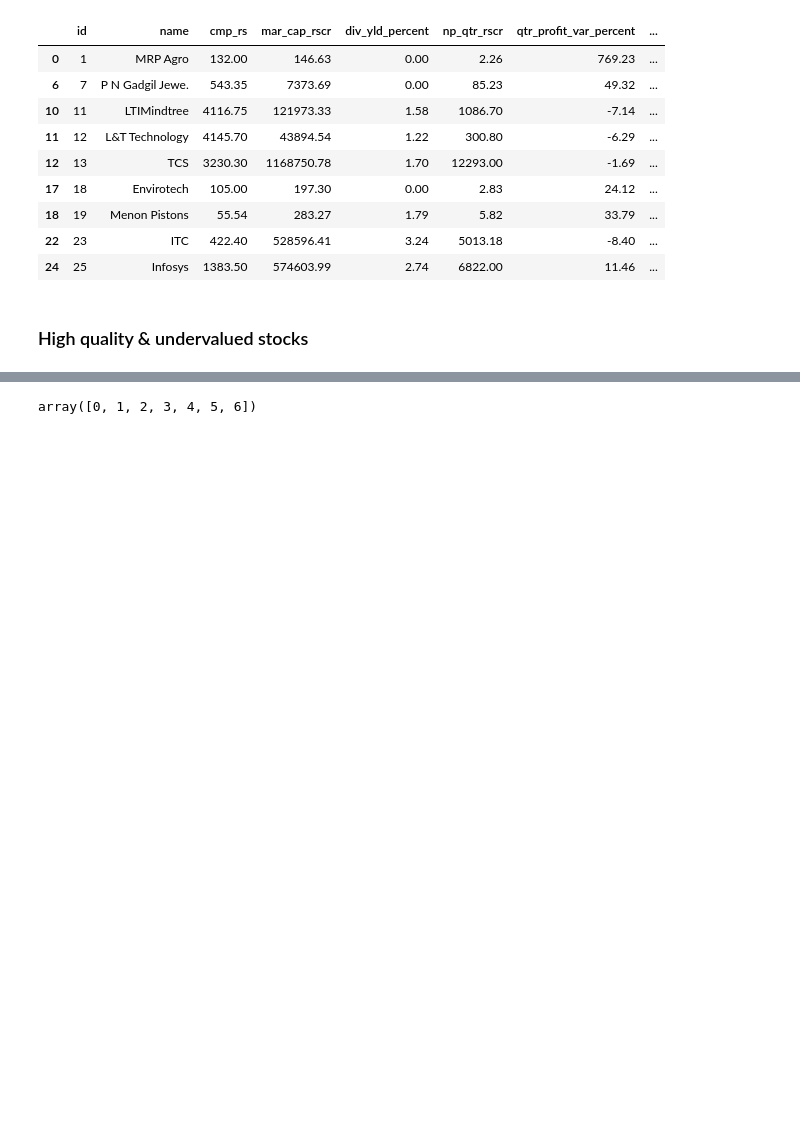
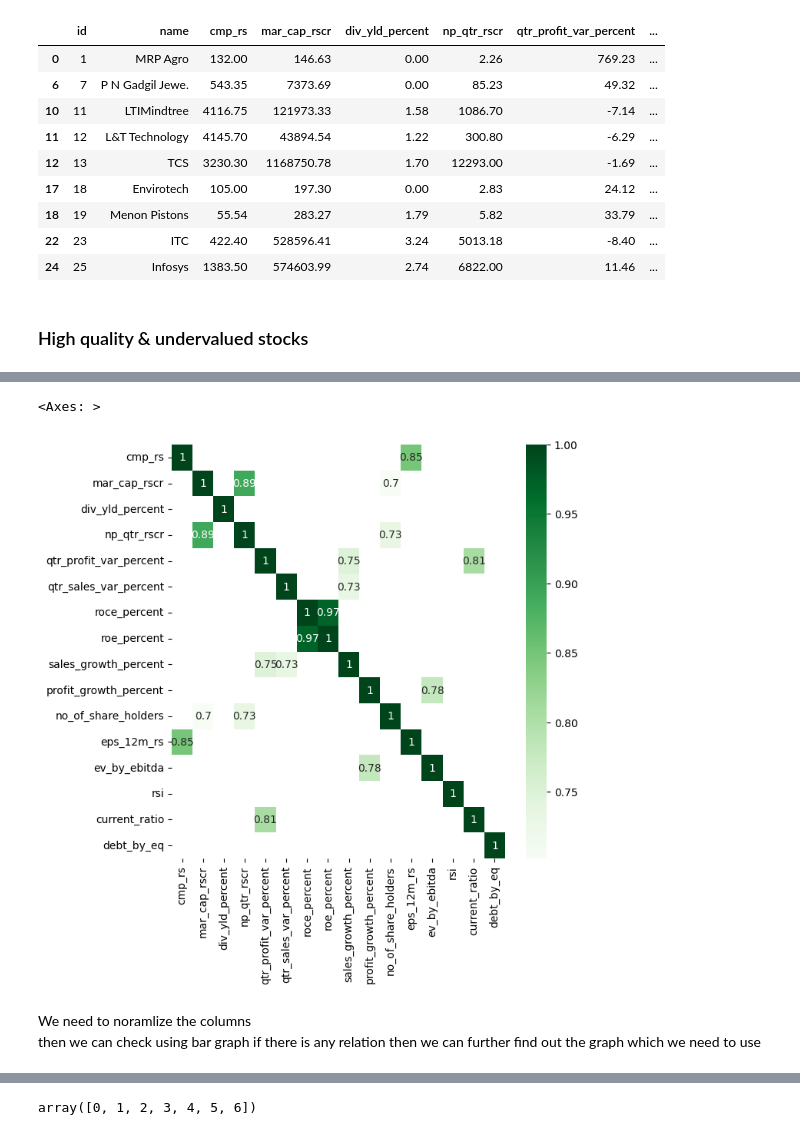
Before and after one commit to prashk027/Tasks, a Jupyter notebook: Tasks/PythonScript/task3/screener.ipynb, the cells around one changed output, grey strips where cells are left out. Cells and saved outputs as stored; diff of their text form; code cells hidden in the pictures; blank space fills up the shorter version.

```diff
--- a/Tasks/PythonScript/task3/screener.ipynb
+++ b/Tasks/PythonScript/task3/screener.ipynb
@@ -553,0 +499,4 @@ plt.show()
+# %%
+d = df.iloc[:,2:].corr()
+da = d[d>0.7]
+da
@@ -553,0 +521,15 @@ plt.show()
+# %%
+import matplotlib.pyplot as plt
+import seaborn as sns
+import pandas as pd
+
+matrix = da
+
+plt.figure(figsize=(7,7))
+sns.heatmap(matrix, cmap="Greens", annot=True)
+# %% [output]
+<Axes: >
+[figure, added]
+# %% [markdown]
+We need to noramlize the columns \
+then we can check using bar graph if there is any relation then we can further find out the graph which we need to use
```
Also changed, not shown: parts of 52 cells of this notebook.
